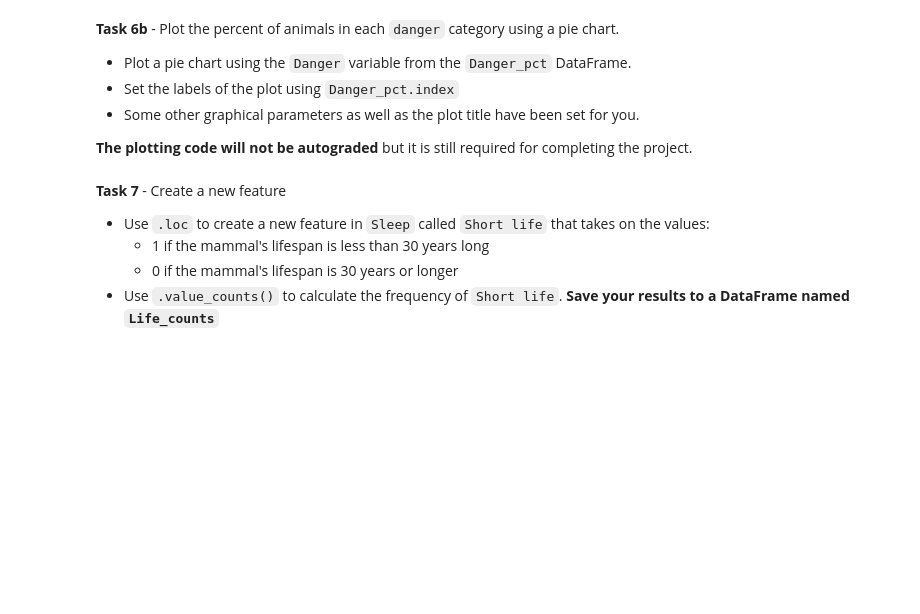
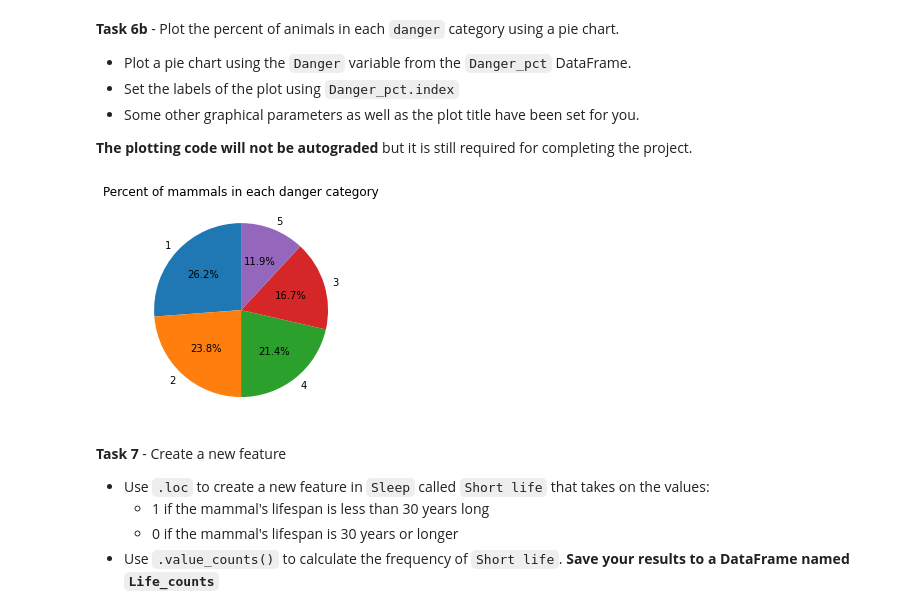
Before and after one commit to Vasanta2002/Sprint_1_git, a Jupyter notebook: module4-make-explanatory-visualizations/DS_114_Make_Explanatory_Visualizations_Assignment_AG.ipynb, the cells around one changed output. Cells and saved outputs as stored; diff of their text form; code cells hidden in the pictures; blank space fills up the shorter version.

```diff
--- a/module4-make-explanatory-visualizations/DS_114_Make_Explanatory_Visualizations_Assignment_AG.ipynb
+++ b/module4-make-explanatory-visualizations/DS_114_Make_Explanatory_Visualizations_Assignment_AG.ipynb
@@ -184,3 +207,7 @@ raise NotImplementedError()
+# %%
+# YOUR CODE HERE
+Danger_prop = pd.DataFrame(Sleep['Danger'].value_counts(normalize = True))
+Danger_pct = pd.DataFrame(Danger_prop * 100)
 # %%
 assert isinstance(Danger_prop, pd.DataFrame), 'Have you created a DataFrame named Danger_prop?'
 assert isinstance(Danger_pct, pd.DataFrame), 'Have you created a DataFrame named Danger_pct?'
@@ -195,16 +222,18 @@ assert isinstance(Danger_pct, pd.DataFrame), 'Have you created a DataFrame named
 # %%
 # Task 6b - Plotting
 
 # UNCOMMENT the code lines to complete the Task
 
 # Create the pie chart
 
 fig, ax = plt.subplots()
 
-#ax.pie(####, labels=####, autopct='%1.1f%%', startangle=90)
-#ax.set_title('Percent of mammals in each danger category')
+ax.pie(Danger_pct['Danger'], labels=Danger_pct.index, autopct='%1.1f%%', startangle=90)
+ax.set_title('Percent of mammals in each danger category')
 
 plt.show()
+# %% [output]
+[figure, added]
 # %%
 # Task 6b SOLUTION
 
```
Also changed, not shown: parts of 4 cells of this notebook.
